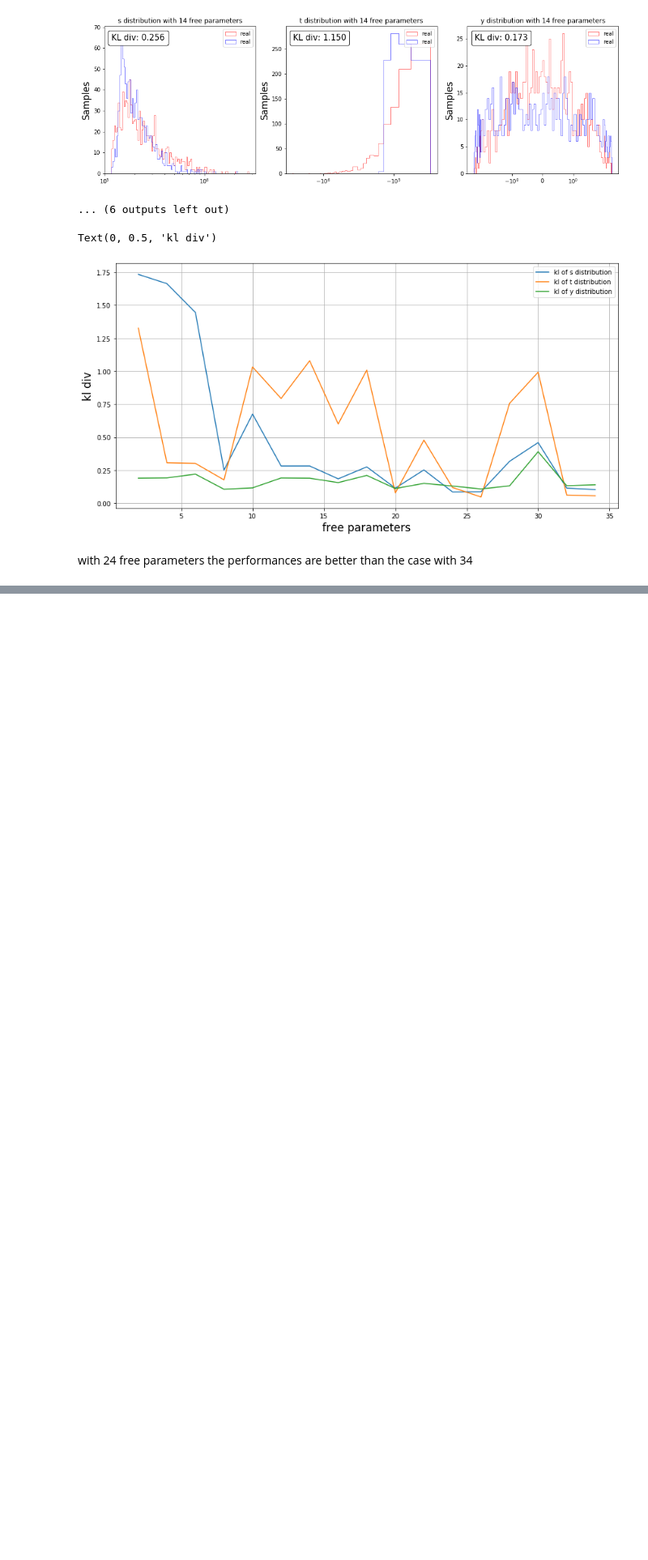
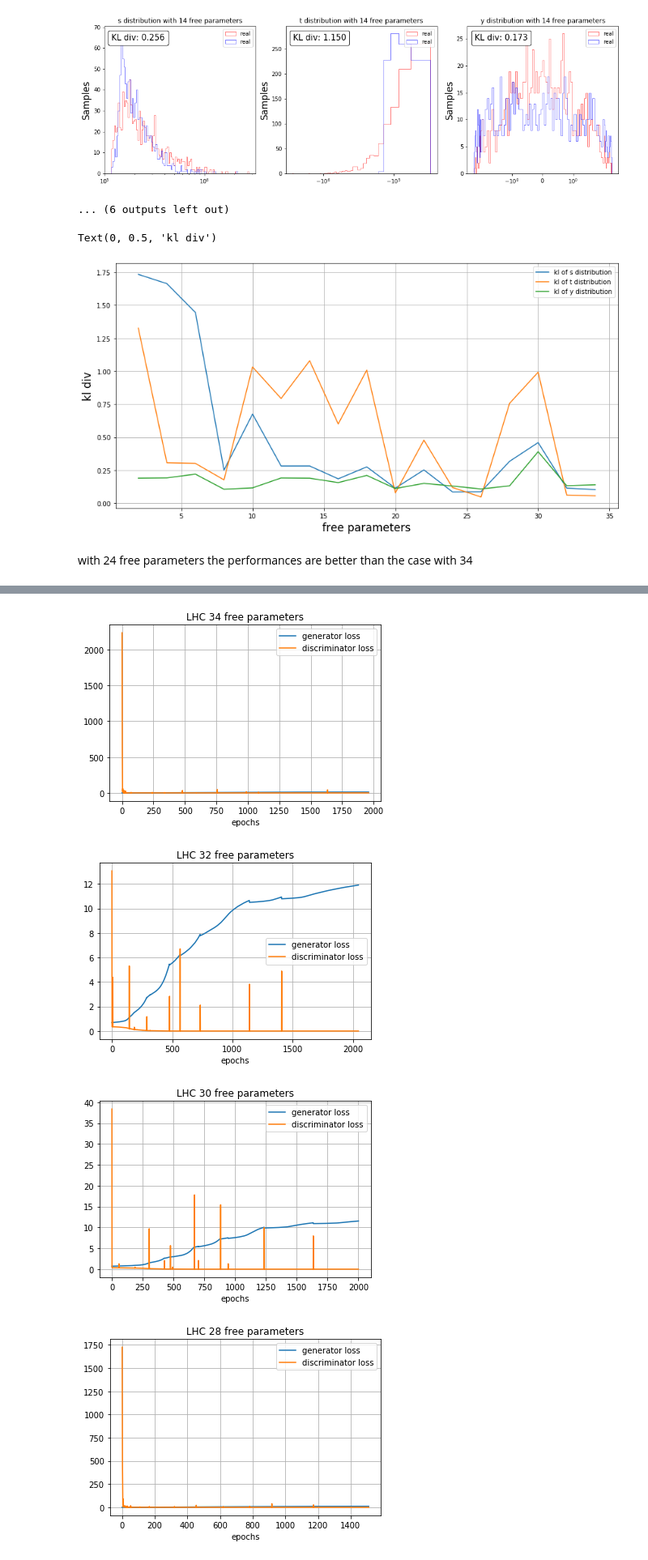
Before and after one commit to Edoardo-Pedicillo/Tesi_magistrale, a Jupyter notebook: LHC/LHC results.ipynb, the cells around one changed output, grey strips where cells are left out. Shown at 81% size. Drawn from its saved outputs; the diff is of its cells as text; code cells hidden in the pictures; blank space fills up the shorter version.

```diff
--- a/LHC/LHC results.ipynb
+++ b/LHC/LHC results.ipynb
@@ -297,0 +321,19 @@ prova3
+# %%
+for val in range(0,34,2):
+
+    d_loss = np.loadtxt(f"dloss_transfer_learning_LHCdata_3_3_2_10000_128_0.3_{val}_0")
+    g_loss = np.loadtxt(f"gloss_transfer_learning_LHCdata_3_3_2_10000_128_0.3_{val}_0")
+
+    pyplot.plot(np.linspace(0, len(g_loss), len(g_loss)), g_loss, label='generator loss')
+    pyplot.plot(np.linspace(0, len(g_loss), len(g_loss)), d_loss, label='discriminator loss')
+    pyplot.title(f'LHC {34-val} free parameters')
+    pyplot.xlabel('epochs')
+    pyplot.legend()
+    #plt.ylim(0,10)
+    pyplot.grid()
+    plt.show()
+# %% [output]
+[figure, added]
+[figure, added]
+[figure, added]
+[figure, added]
```
Also changed, not shown: parts of 7 cells of this notebook, 1 other file.
